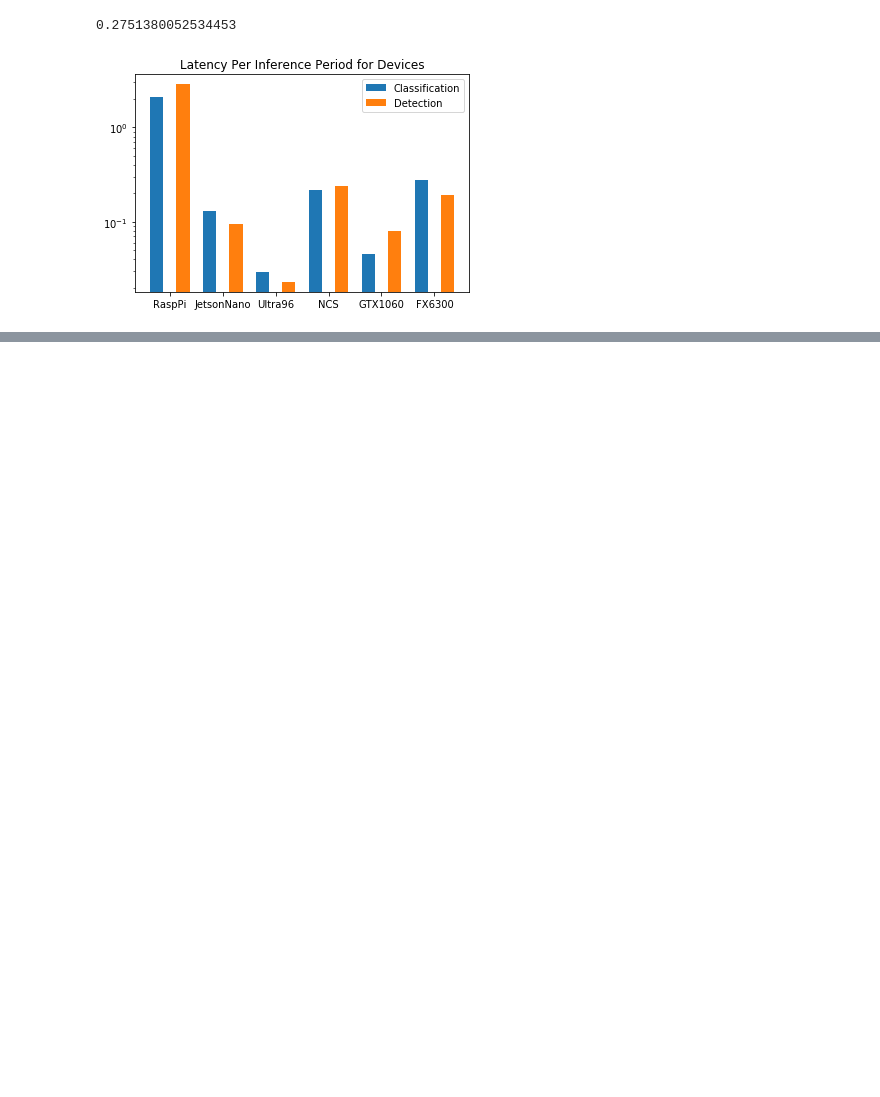
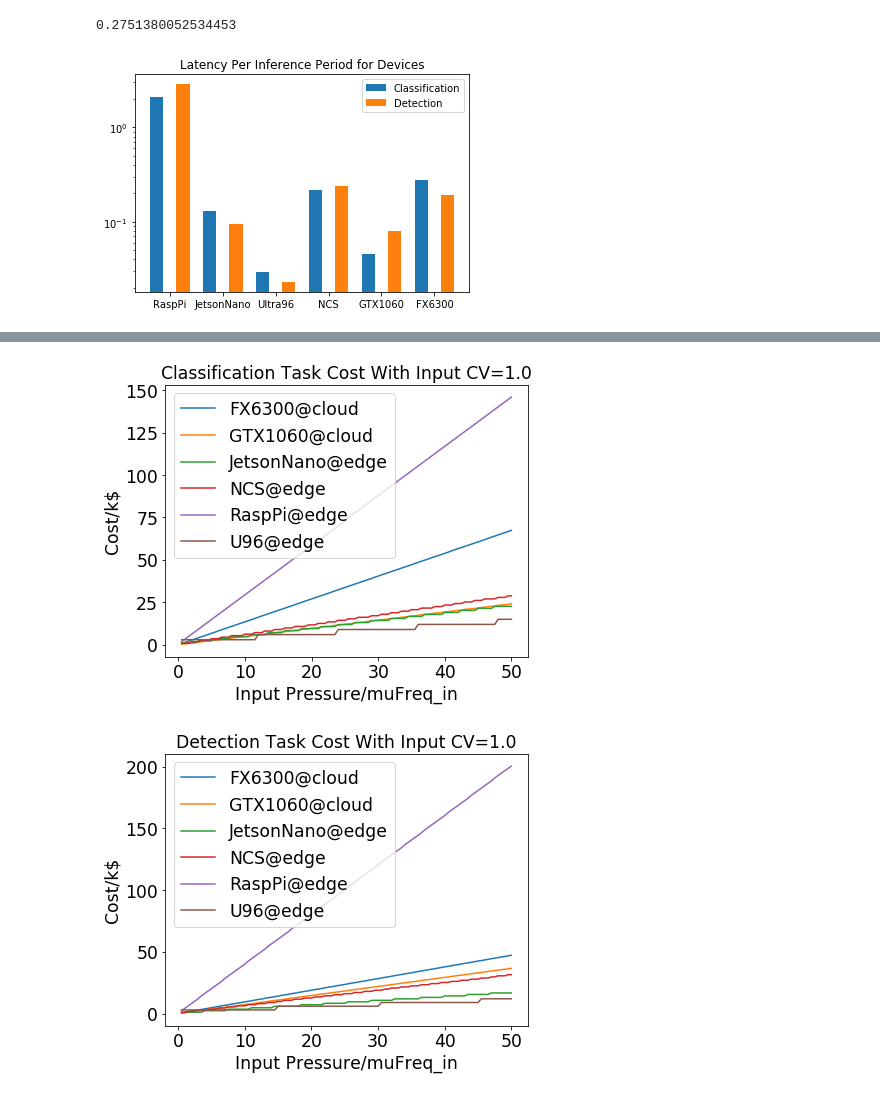
Before and after one commit to dustinjoe/EdgeHardwareAcceleratorRecommender, a Jupyter notebook: HW_Acc_Evaluation.ipynb, the cells around one changed output, grey strips where cells are left out. Cells and saved outputs as stored; diff of their text form; code cells hidden in the pictures; blank space fills up the shorter version.

```diff
--- a/HW_Acc_Evaluation.ipynb
+++ b/HW_Acc_Evaluation.ipynb
@@ -272,3 +281,64 @@ plt.show()
+# %%
+# set design application input complexity
+# cvList = [0.1,0.5,1.0,1.5,2.0]
+# medium level input uncertainty
+cvGoal = 1.0
+cvIdx = cvList.index(cvGoal)
+### draw cost plot for ResNet50 classification
+costResFX6300_cv = costRes[5,:,cvIdx]/1000
+costResGTX1060_cv = costRes[4,:,cvIdx]/1000
+costResJetNano_cv = costRes[1,:,cvIdx]/1000
+costResNCS_cv = costRes[3,:,cvIdx]/1000
+costResRpi_cv = costRes[0,:,cvIdx]/1000
+costResU96_cv = costRes[2,:,cvIdx]/1000
+
+#plt.figure(dpi=300)
+
+muStep = muMax/muNum
+x = arange(muStep, muMax+muStep, muStep)
+plt.plot(x, costResFX6300_cv)
+plt.plot(x, costResGTX1060_cv)
+plt.plot(x, costResJetNano_cv)
+plt.plot(x, costResNCS_cv)
+plt.plot(x, costResRpi_cv)
+plt.plot(x, costResU96_cv)
+titlestr = 'Classification Task Cost With Input CV='+str(cvGoal)
+#titlestr = 'Cost For Classification Task'
+plt.title(titlestr)
+plt.xlabel("Input Pressure/muFreq_in")
+plt.ylabel("Cost/k$")
+plt.legend(['FX6300@cloud', 'GTX1060@cloud', 'JetsonNano@edge', 'NCS@edge','RaspPi@edge','U96@edge'], loc='upper left')
+plt.savefig(titlestr.replace(" ","")+'For'+str(lenCycle)+'month.png', dpi=600)
+plt.show()
+
+### draw cost for TinyYolo detection
+
+
+#plt.figure(dpi=300)
+costYoloFX6300_cv = costYolo[5,:,cvIdx]/1000
+costYoloGTX1060_cv = costYolo[4,:,cvIdx]/1000
+costYoloJetNano_cv = costYolo[1,:,cvIdx]/1000
+costYoloNCS_cv = costYolo[3,:,cvIdx]/1000
+costYoloRpi_cv = costYolo[0,:,cvIdx]/1000
+costYoloU96_cv = costYolo[2,:,cvIdx]/1000
+#plt.figure(dpi=300)
+plt.plot(x, costYoloFX6300_cv)
+plt.plot(x, costYoloGTX1060_cv)
+plt.plot(x, costYoloJetNano_cv)
+plt.plot(x, costYoloNCS_cv)
+plt.plot(x, costYoloRpi_cv)
+plt.plot(x, costYoloU96_cv)
+titlestr = 'Detection Task Cost With Input CV='+str(cvGoal)
+#titlestr = 'Cost For Detection Task'
+plt.title(titlestr)
+plt.xlabel("Input Pressure/muFreq_in")
+plt.ylabel("Cost/k$")
+plt.legend(['FX6300@cloud', 'GTX1060@cloud', 'JetsonNano@edge', 'NCS@edge','RaspPi@edge','U96@edge'], loc='upper left')
+plt.savefig(titlestr.replace(" ","")+'For'+str(lenCycle)+'months.png', dpi=600)
+plt.show()
+# %% [output]
+[figure, added]
+[figure, added]
 # %%
 # set design application input complexity
 # cvList = [0.1,0.5,1.0,1.5,2.0]
```
Also changed, not shown: parts of 4 cells of this notebook, 2 other files.
